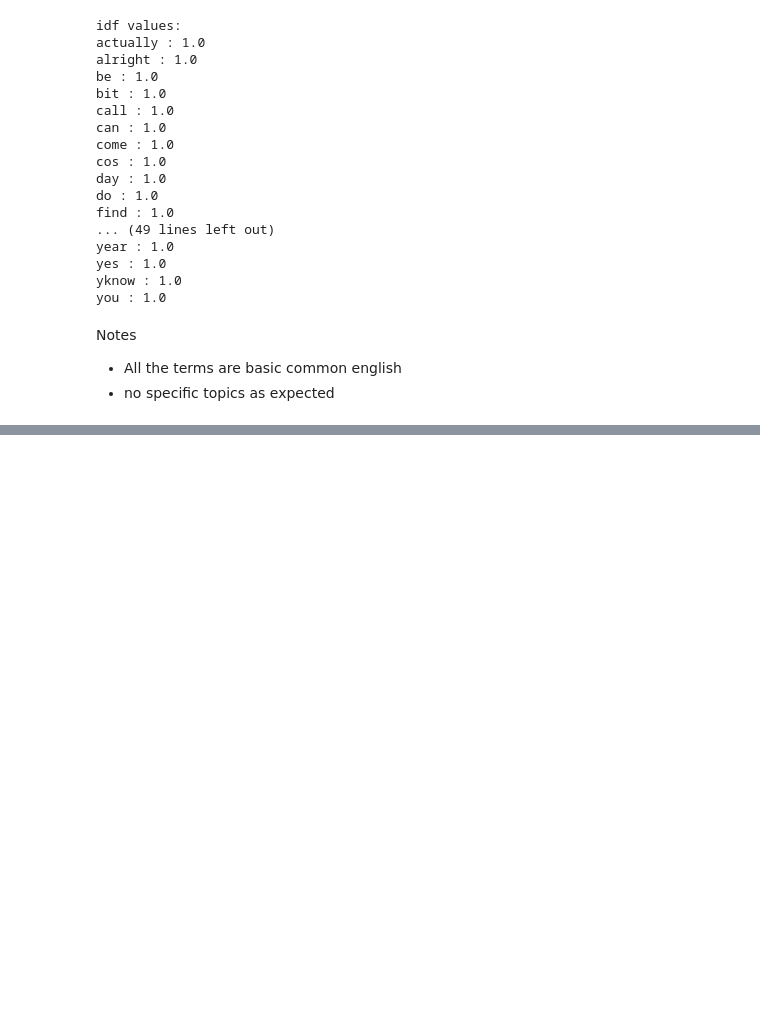
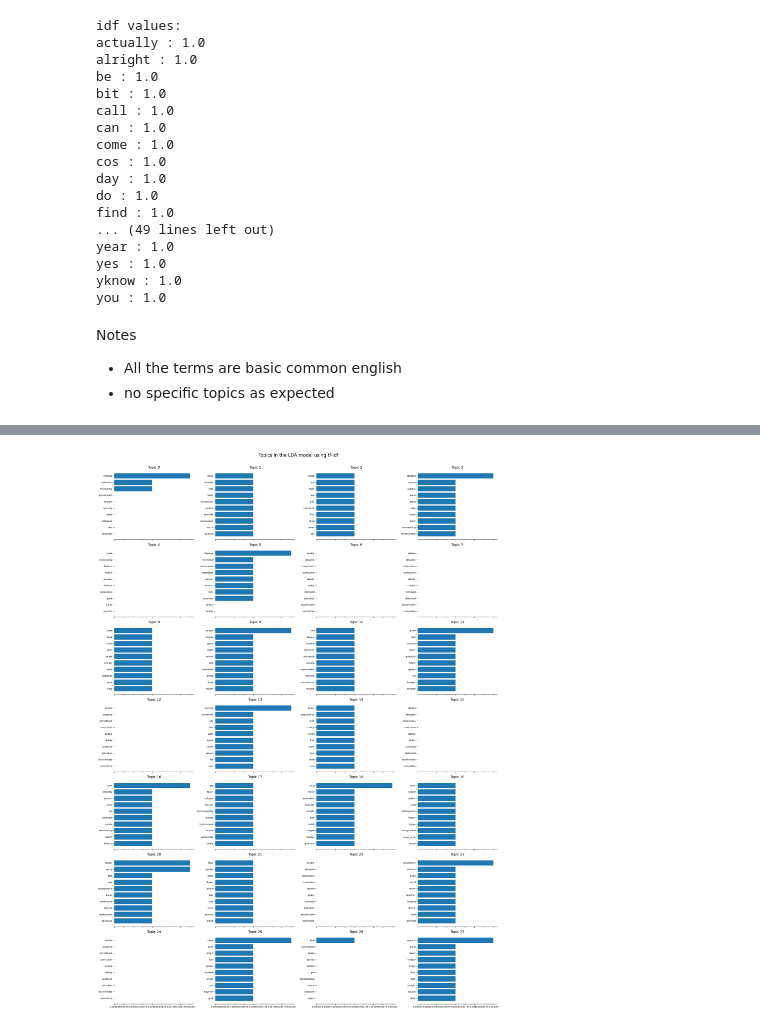
Before and after one commit to jn432/ANLP, a Jupyter notebook: Assignment 1/AT1.ipynb, the cells around one changed output, grey strips where cells are left out. Saved outputs shown, nothing was run; the diff lists cells and outputs as text; code cells hidden in the pictures; blank space fills up the shorter version.

Commit message:
Added topic modelling

```diff
--- a/Assignment 1/AT1.ipynb
+++ b/Assignment 1/AT1.ipynb
@@ -541,0 +580,10 @@ string
+# %%
+# Build a corpus for the topic model
+
+# Convert the document into a Bag-Of-Words format by producing
+# a list of tuples in (token_id, token_count) format
+corpus = [dictionary.doc2bow(text) for text in lemmatized_data]
+
+# Print a sample from the created corpus
+print(f"Text: {' '.join(lemmatized_data[0][:30])}")
+print(f"Corpus: {corpus[0][:30]}")
@@ -541,0 +593,85 @@ string
+# %%
+from gensim.models import LdaMulticore
+from gensim.models import TfidfModel
+import matplotlib.pyplot as plt
+import math
+
+# Create TF-IDF model using the same pre-processed corpus
+tfidf = TfidfModel(corpus)
+corpus_tfidf = tfidf[corpus]
+
+# Train the LDA model
+num_topics = 28  # You can adjust this number
+lda_model = LdaMulticore(corpus=corpus_tfidf, id2word=dictionary, num_topics=num_topics, random_state=42)
+
+# Print the topics
+print("Topics:")
+for idx, topic in lda_model.print_topics(-1):
+    print(f"Topic: {idx} \nWords: {topic}\n")
+
+# Visualize the topics in bar plots
+def plot_top_words(model, feature_names, n_top_words, title):
+    # Get the number of topics
+    num_topics = len(model.print_topics(-1))
+
+    # Calculate the number of rows and columns for subplots
+    num_cols = min(4, num_topics)  # Maximum 4 columns
+    num_rows = math.ceil(num_topics / num_cols)
+
+    # Create subplots
+    fig, axes = plt.subplots(num_rows, num_cols, figsize=(5*num_cols, 4*num_rows), sharex=True)
+    axes = axes.flatten() if num_topics > 1 else [axes]
+
+    for topic_idx, topic in model.print_topics(-1):
+        # Use regex to extract words and weights
+        words_weights = re.findall(r'(0\.\d+)\*"(.+?)"', topic)
+
+        if words_weights:
+            weights, words = zip(*words_weights)
+            weights = [float(w) for w in weights]
+        else:
+            print(f"No matches found for topic {topic_idx}")
+            continue
+
+        ax = axes[topic_idx]
+        ax.barh(words[:n_top_words], weights[:n_top_words])
+        ax.set_title(f'Topic {topic_idx}')
+        ax.invert_yaxis()
+        ax.tick_params(axis='both', which='major', labelsize=8)
+        for i in 'top right left'.split():
+            ax.spines[i].set_visible(False)
+
+    # Hide any unused subplots
+    for idx in range(num_topics, len(axes)):
+        axes[idx].set_visible(False)
+
+    fig.suptitle(title, fontsize=16)
+    plt.tight_layout()
+    plt.subplots_adjust(top=0.95)  # Adjust to prevent title overlap
+    plt.show()
+
+plot_top_words(lda_model, dictionary.values(), n_top_words=10, title='Topics in the LDA model using tf-idf')
+
+# Assign topics to documents
+def format_topics_sentences(ldamodel, corpus):
+    topics_df = []
+
+    for i, row in enumerate(ldamodel[corpus]):
+        row = sorted(row, key=lambda x: (x[1]), reverse=True)
+        # Get the Dominant topic, Perc Contribution and Keywords for each document
+        for j, (topic_num, prop_topic) in enumerate(row):
+            if j == 0:  # => dominant topic
+                wp = ldamodel.show_topic(topic_num)
+                topic_keywords = ", ".join([word for word, prop in wp])
+                topics_df.append([int(topic_num), round(prop_topic,4), topic_keywords])
+            else:
+                break
+
+    return pd.DataFrame(topics_df, columns=['Dominant_Topic', 'Perc_Contribution', 'Topic_Keywords'])
+
+# Use the function
+df_topic_sents_keywords = format_topics_sentences(ldamodel=lda_model, corpus=corpus_tfidf)
+
+# Combine original dataframe with the topic dataframe
+df_dominant_topic = pd.concat([df, df_topic_sents_keywords['Topic_Keywords']], axis=1)
+# %% [output]
@@ -541,0 +695 @@ string
+[figure, added]
```
Also changed, not shown: parts of 19 cells of this notebook.
